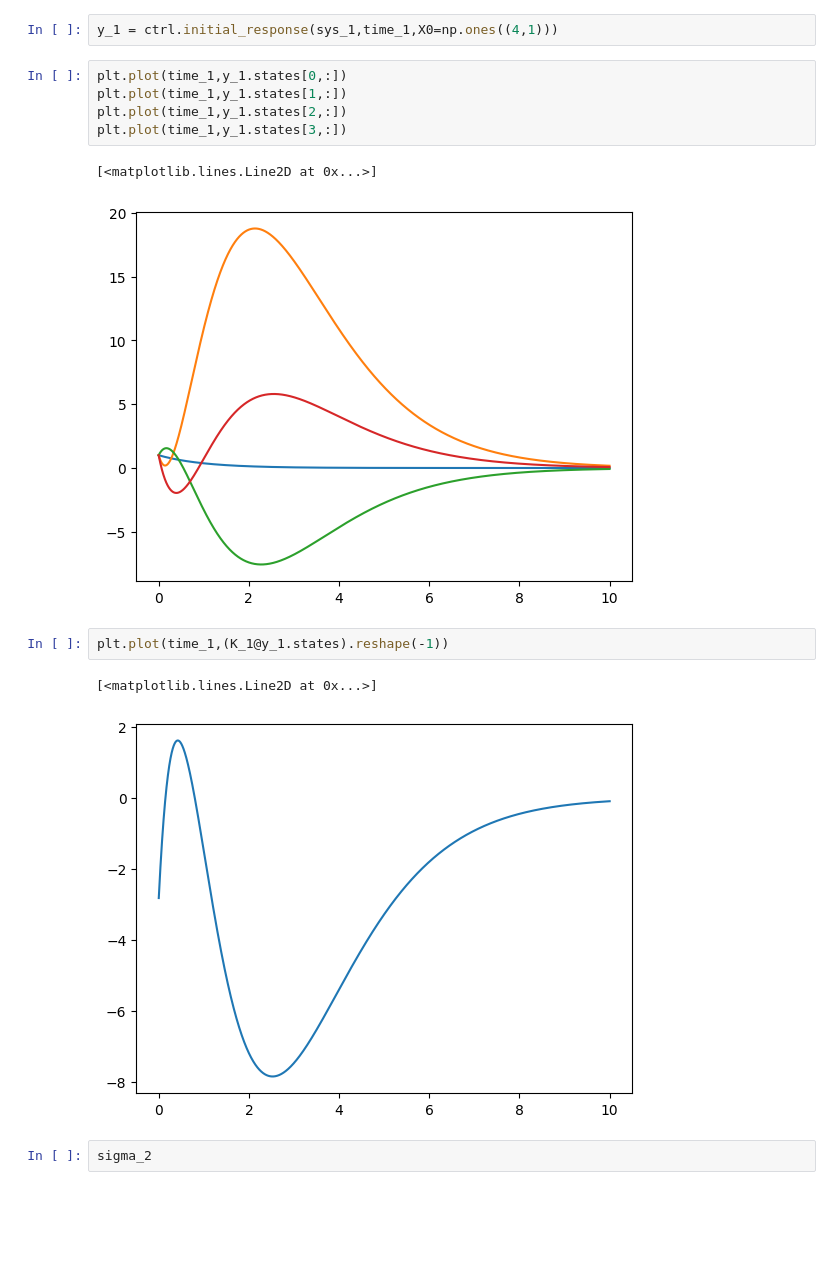
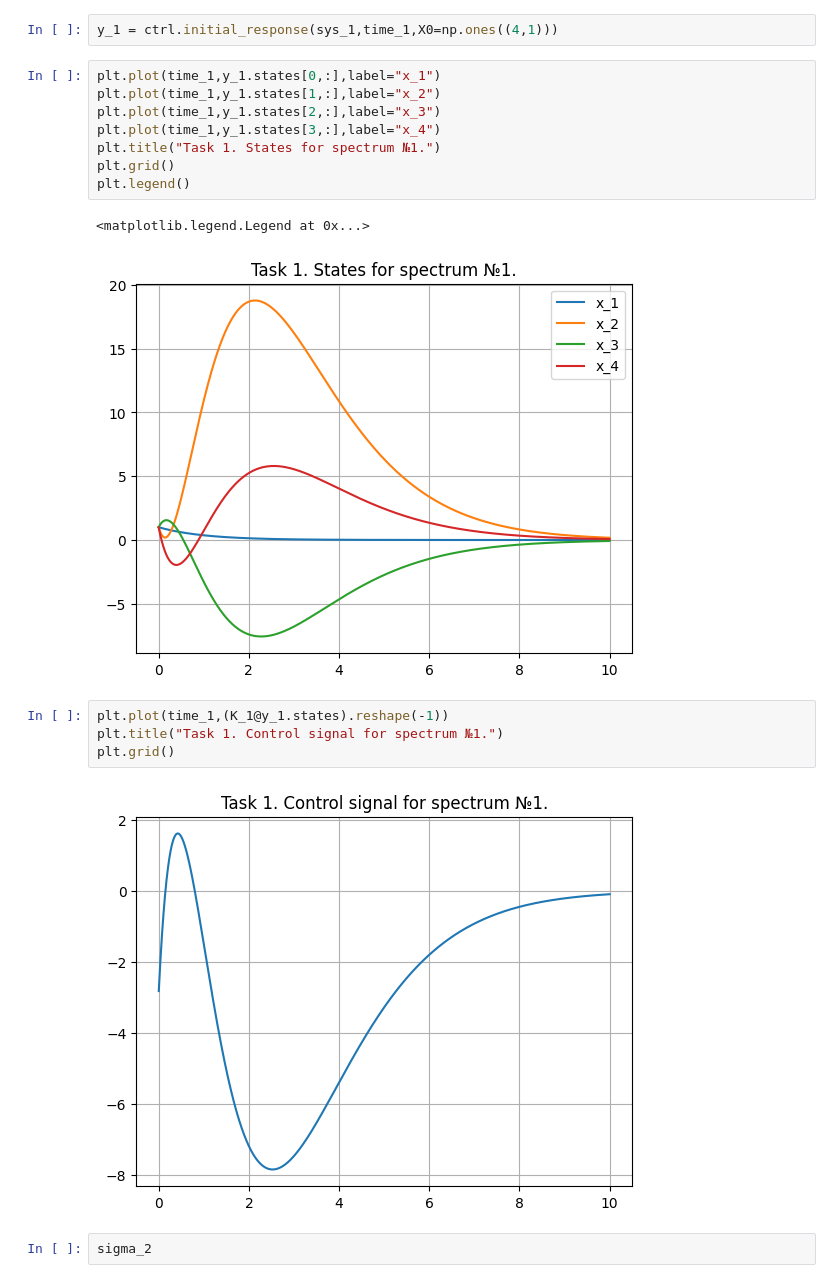
Before and after one commit to diuzhevVlad/control-theory-itmo-2023-2024, a Jupyter notebook: Lab8/Lab8.ipynb, the cells around one changed output. Drawn from its saved outputs; the diff is of its cells as text; blank space fills up the shorter version.

```diff
--- a/Lab8/Lab8.ipynb
+++ b/Lab8/Lab8.ipynb
@@ -123,18 +123,22 @@ time_1 = np.linspace(0,10,int(10/dt))
 # %%
 y_1 = ctrl.initial_response(sys_1,time_1,X0=np.ones((4,1)))
 # %%
-plt.plot(time_1,y_1.states[0,:])
-plt.plot(time_1,y_1.states[1,:])
-plt.plot(time_1,y_1.states[2,:])
-plt.plot(time_1,y_1.states[3,:])
+plt.plot(time_1,y_1.states[0,:],label="x_1")
+plt.plot(time_1,y_1.states[1,:],label="x_2")
+plt.plot(time_1,y_1.states[2,:],label="x_3")
+plt.plot(time_1,y_1.states[3,:],label="x_4")
+plt.title("Task 1. States for spectrum №1.")
+plt.grid()
+plt.legend()
 # %% [output]
-[<matplotlib.lines.Line2D at 0x...>]
+<matplotlib.legend.Legend at 0x...>
-[figure, old version]
+[figure, new version]
 # %%
 plt.plot(time_1,(K_1@y_1.states).reshape(-1))
+plt.title("Task 1. Control signal for spectrum №1.")
+plt.grid()
 # %% [output]
-[<matplotlib.lines.Line2D at 0x...>]
-[figure, old version]
+[figure, new version]
 # %%
 sigma_2
 # %% [output]
```
Also changed, not shown: parts of 38 cells of this notebook.
